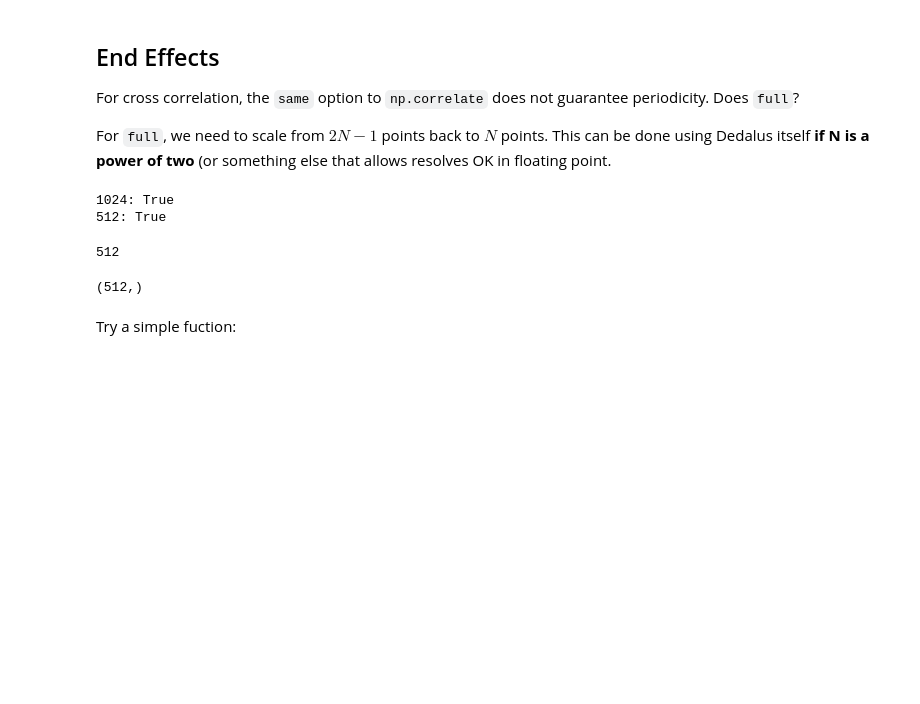
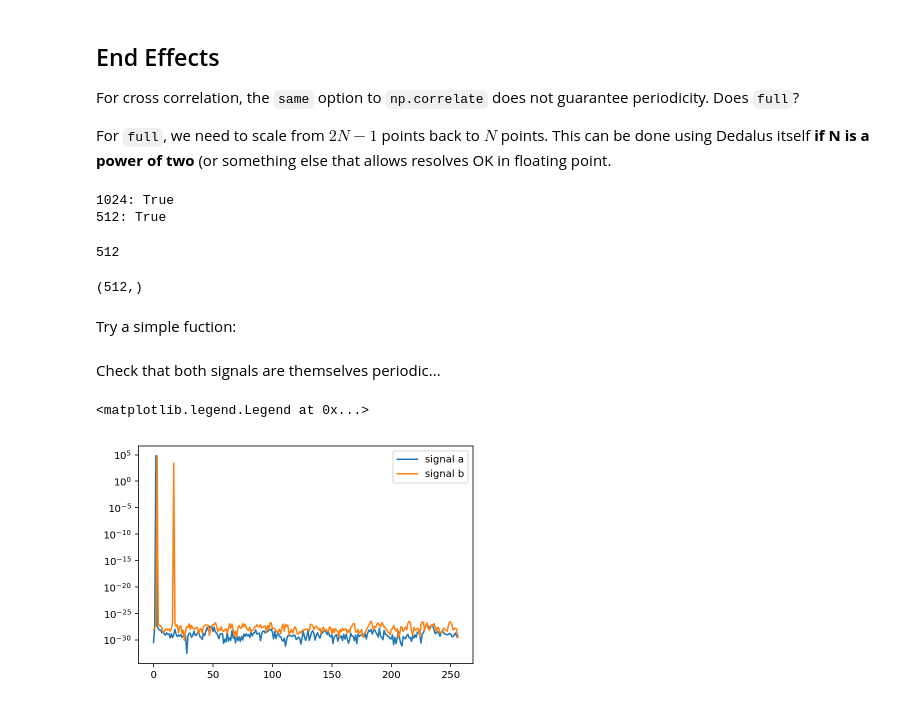
Before and after one commit to jsoishi/busse_annulus, a Jupyter notebook: python/DNS to CE2 Data transfer.ipynb, the cells around one changed output. Cells and saved outputs as stored; diff of their text form; code cells hidden in the pictures; blank space fills up the shorter version.

```diff
--- a/python/DNS to CE2 Data transfer.ipynb
+++ b/python/DNS to CE2 Data transfer.ipynb
@@ -195 +197,18 @@ cff_same = np.correlate(np.sin(2*z),np.sin(3*z)+0.2*np.sin(17*z), mode='same')
+# %%
+def calc_spec(f):
+    coeff = np.fft.rfft(f)
+    return (coeff*coeff.conj()).real
+# %% [markdown]
+Check that both signals are themselves periodic...
+# %%
+a_spec = calc_spec(signal_a)
+b_spec = calc_spec(signal_b)
+
+plt.semilogy(a_spec, label='signal a')
+plt.semilogy(b_spec, label='signal b')
+#plt.ylim(1e-8,1e9)
+plt.legend()
+# %% [output]
+<matplotlib.legend.Legend at 0x...>
+[figure, added]
 # %% [markdown]
```
Also changed, not shown: parts of 19 cells of this notebook, 6 other files.
